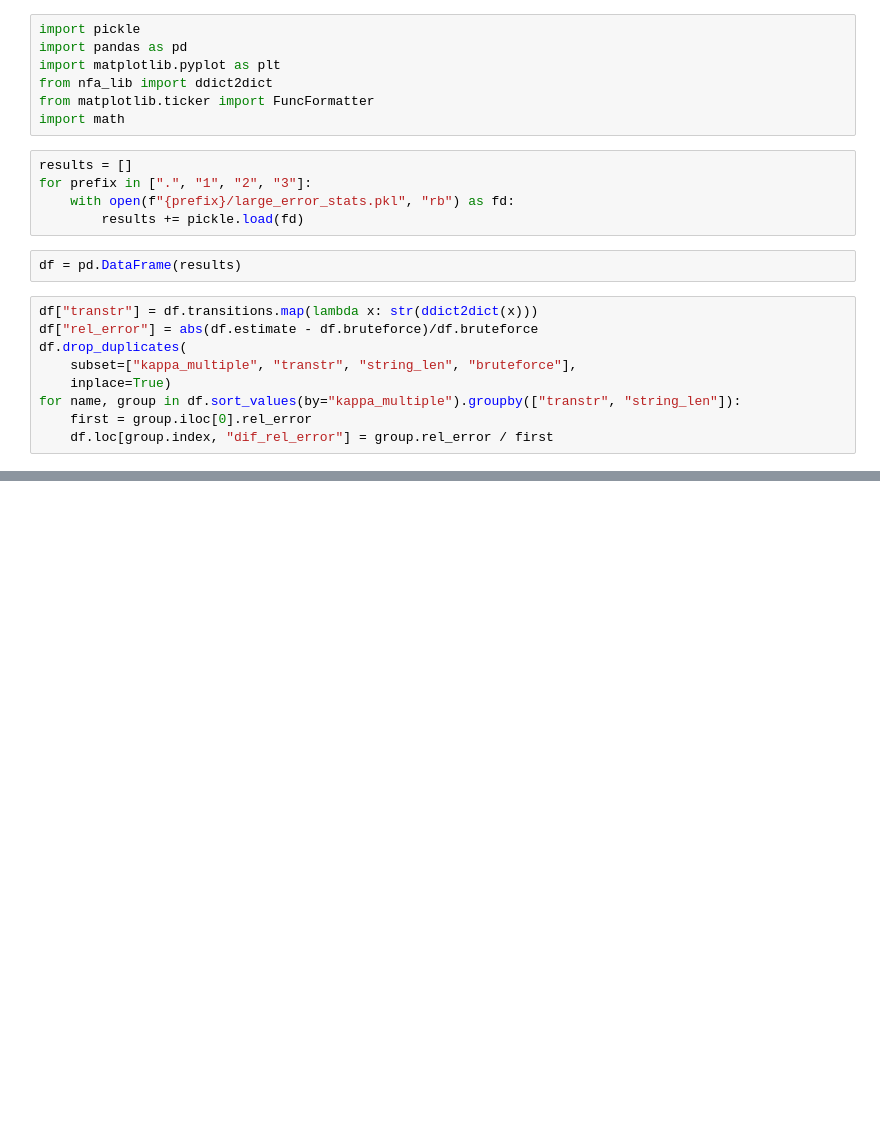
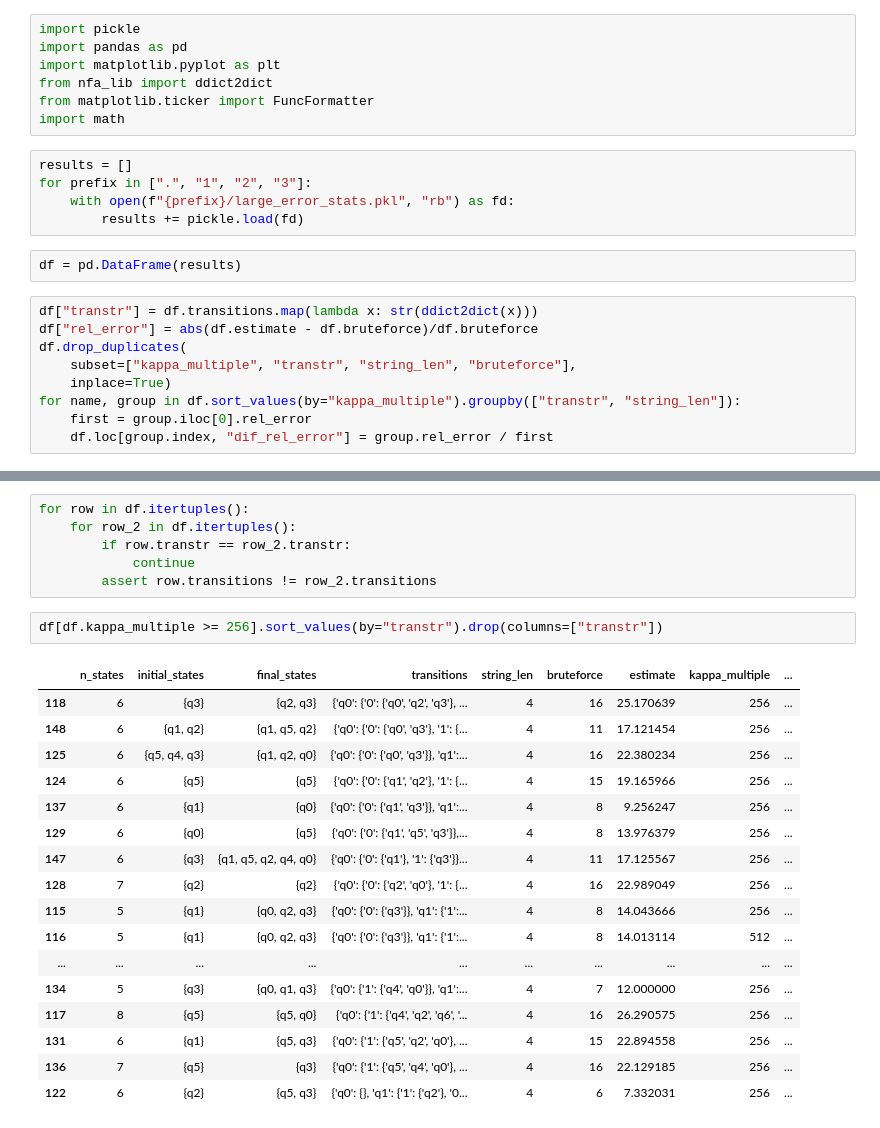
Before and after one commit to viantirreau/count-nfa, a Jupyter notebook: Large error stats.ipynb, the cells around one changed output, grey strips where cells are left out. Drawn from its saved outputs; the diff is of its cells as text; blank space fills up the shorter version.

```diff
--- a/Large error stats.ipynb
+++ b/Large error stats.ipynb
@@ -45,0 +41,26 @@ for row in df.itertuples():
+# %%
+for row in df.itertuples():
+    for row_2 in df.itertuples():
+        if row.transtr == row_2.transtr:
+            continue
+        assert row.transitions != row_2.transitions
+# %%
+df[df.kappa_multiple >= 256].sort_values(by="transtr").drop(columns=["transtr"])
+# %% [output]
+|  | n_states | initial_states | final_states | transitions | string_len | bruteforce | estimate | kappa_multiple | ... |
+| 118 | 6 | {q3} | {q2, q3} | {'q0': {'0': {'q0', 'q2', 'q3'}, ... | 4 | 16 | 25.170639 | 256 | ... |
+| 148 | 6 | {q1, q2} | {q1, q5, q2} | {'q0': {'0': {'q0', 'q3'}, '1': {... | 4 | 11 | 17.121454 | 256 | ... |
+| 125 | 6 | {q5, q4, q3} | {q1, q2, q0} | {'q0': {'0': {'q0', 'q3'}}, 'q1':... | 4 | 16 | 22.380234 | 256 | ... |
+| 124 | 6 | {q5} | {q5} | {'q0': {'0': {'q1', 'q2'}, '1': {... | 4 | 15 | 19.165966 | 256 | ... |
+| 137 | 6 | {q1} | {q0} | {'q0': {'0': {'q1', 'q3'}}, 'q1':... | 4 | 8 | 9.256247 | 256 | ... |
+| 129 | 6 | {q0} | {q5} | {'q0': {'0': {'q1', 'q5', 'q3'}},... | 4 | 8 | 13.976379 | 256 | ... |
+| 147 | 6 | {q3} | {q1, q5, q2, q4, q0} | {'q0': {'0': {'q1'}, '1': {'q3'}}... | 4 | 11 | 17.125567 | 256 | ... |
+| 128 | 7 | {q2} | {q2} | {'q0': {'0': {'q2', 'q0'}, '1': {... | 4 | 16 | 22.989049 | 256 | ... |
+| 115 | 5 | {q1} | {q0, q2, q3} | {'q0': {'0': {'q3'}}, 'q1': {'1':... | 4 | 8 | 14.043666 | 256 | ... |
+| 116 | 5 | {q1} | {q0, q2, q3} | {'q0': {'0': {'q3'}}, 'q1': {'1':... | 4 | 8 | 14.013114 | 512 | ... |
+| ... | ... | ... | ... | ... | ... | ... | ... | ... | ... |
+| 134 | 5 | {q3} | {q0, q1, q3} | {'q0': {'1': {'q4', 'q0'}}, 'q1':... | 4 | 7 | 12.000000 | 256 | ... |
+| 117 | 8 | {q5} | {q5, q0} | {'q0': {'1': {'q4', 'q2', 'q6', '... | 4 | 16 | 26.290575 | 256 | ... |
+| 131 | 6 | {q1} | {q5, q3} | {'q0': {'1': {'q5', 'q2', 'q0'}, ... | 4 | 15 | 22.894558 | 256 | ... |
+| 136 | 7 | {q5} | {q3} | {'q0': {'1': {'q5', 'q4', 'q0'}, ... | 4 | 16 | 22.129185 | 256 | ... |
+| 122 | 6 | {q2} | {q5, q3} | {'q0': {}, 'q1': {'1': {'q2'}, '0... | 4 | 6 | 7.332031 | 256 | ... |
```
Also changed, not shown: parts of 5 cells of this notebook, 5 other files.
